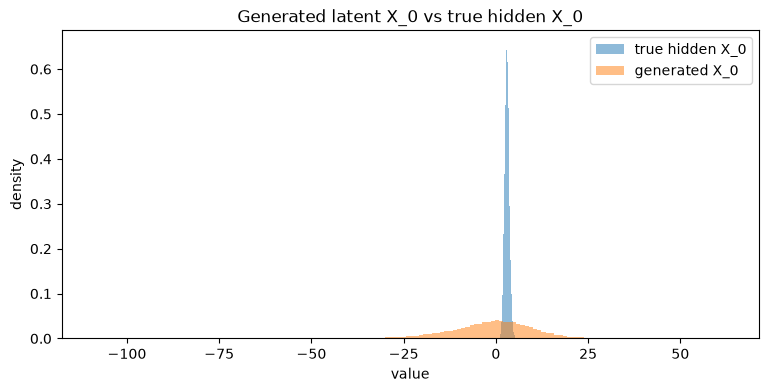
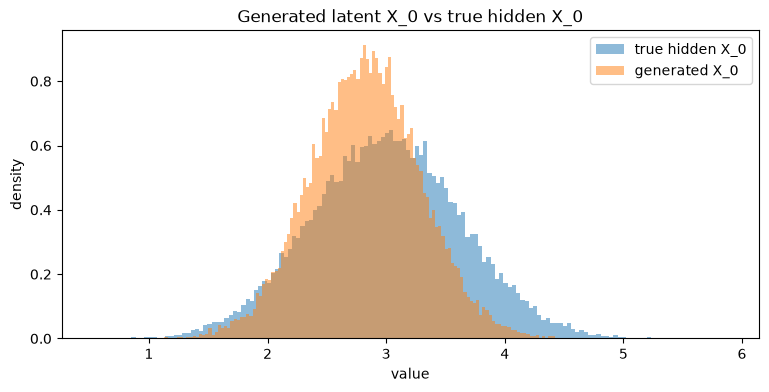
Unified diff of the notebook cell whose output changed from the first chart to the second:
--- before
+++ after
@@ -15,11 +15,4 @@
 plt.show()
 
-plt.figure(figsize=(9, 4))
-plt.hist(z0_real.numpy(), bins=150, density=True, alpha=0.5, label="observed Z_0 data")
-plt.hist(z0_gen.numpy(), bins=150, density=True, alpha=0.5, label="generated Z_0")
-plt.title("Generated observed Z_0 vs observed data Z_0")
-plt.xlabel("value")
-plt.ylabel("density")
-plt.legend()
-plt.show()
 
+

Commit: test